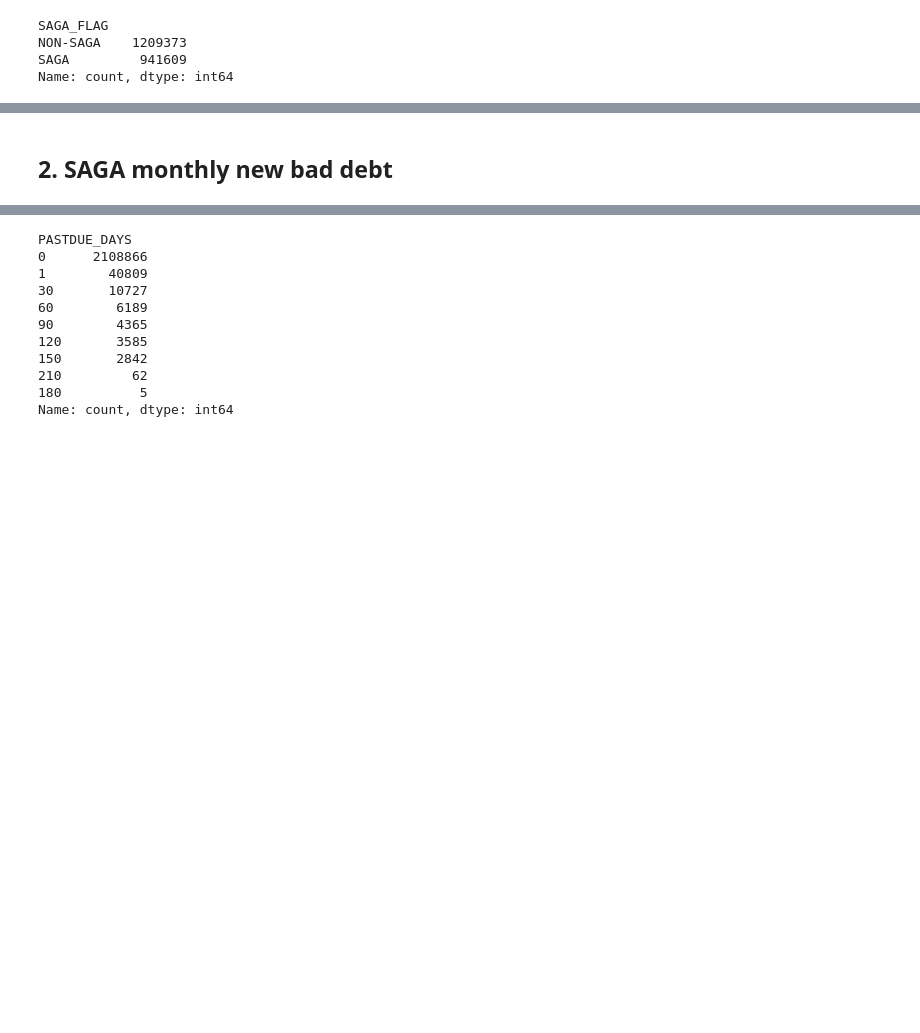
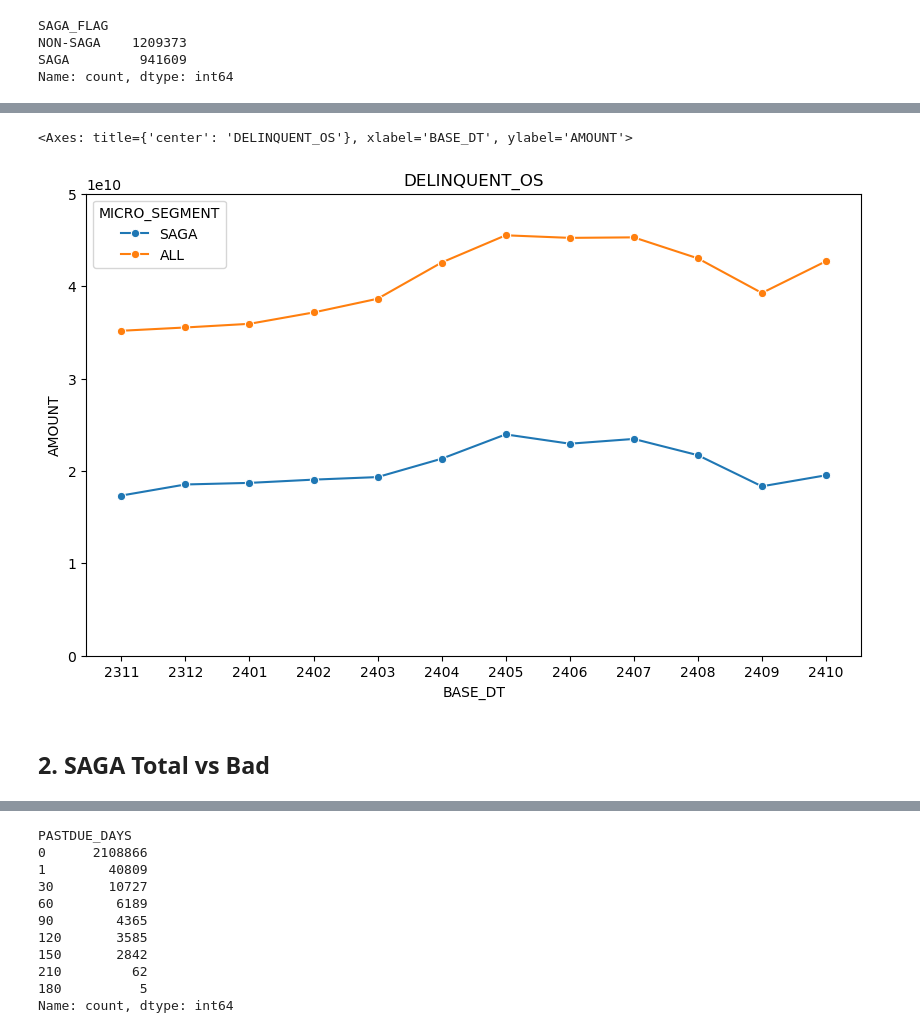
Before and after one commit to Sinxisx/Credit-Card-Analysis, a Jupyter notebook: Scratch.ipynb, the cells around one changed output, grey strips where cells are left out. Saved outputs shown, nothing was run; the diff lists cells and outputs as text; code cells hidden in the pictures; blank space fills up the shorter version.

```diff
--- a/Scratch.ipynb
+++ b/Scratch.ipynb
@@ -220,2 +221,13 @@ sns.lineplot(data=AllDeliCount, x="BASE_DT", y='ACCT_COUNT', hue='MICRO_SEGMENT'
+# %%
+# Plot delinquent OS per month
+plt.figure(figsize=(10,6))
+plt.title("DELINQUENT_OS")
+plt.xlabel("BASE_DT")
+plt.ylabel("AMOUNT")
+plt.ylim((0,50000000000))
+sns.lineplot(data=AllDeliCount, x="BASE_DT", y='OS', hue='MICRO_SEGMENT', marker="o")
+# %% [output]
+<Axes: title={'center': 'DELINQUENT_OS'}, xlabel='BASE_DT', ylabel='AMOUNT'>
+[figure, added]
 # %% [markdown]
-## 2. SAGA monthly new bad debt
+## 2. SAGA Total vs Bad
```
Also changed, not shown: parts of 24 cells of this notebook.
